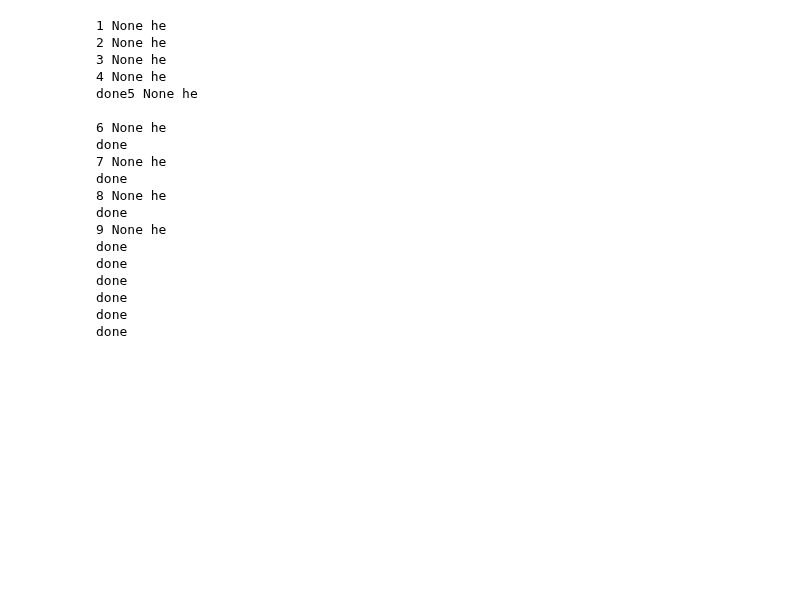
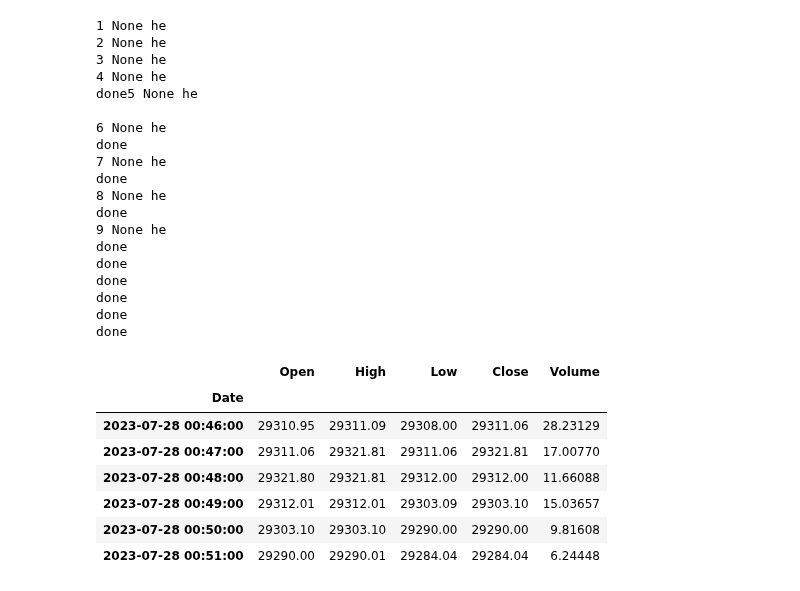
Before and after one commit to alexpvpmindustry/cryptotradr, a Jupyter notebook: test.ipynb, the cells around one changed output. Saved outputs shown, nothing was run; the diff lists cells and outputs as text; code cells hidden in the pictures; blank space fills up the shorter version.

```diff
--- a/test.ipynb
+++ b/test.ipynb
@@ -207,0 +213,14 @@ time.sleep(0)
+# %%
+minutes=10
+start_time = int((int(time.time())-minutes*60)*1000)
+live_data= get_klines_live("BTCUSDT","1m",start_time=start_time,limit=6)
+df_to_dfmpl(pd.DataFrame(live_data),offset=8*3600*1000)
+# %% [output]
+|  | Open | High | Low | Close | Volume |
+| Date |  |  |  |  |  |
+| 2023-07-28 00:46:00 | 29310.95 | 29311.09 | 29308.00 | 29311.06 | 28.23129 |
+| 2023-07-28 00:47:00 | 29311.06 | 29321.81 | 29311.06 | 29321.81 | 17.00770 |
+| 2023-07-28 00:48:00 | 29321.80 | 29321.81 | 29312.00 | 29312.00 | 11.66088 |
+| 2023-07-28 00:49:00 | 29312.01 | 29312.01 | 29303.09 | 29303.10 | 15.03657 |
+| 2023-07-28 00:50:00 | 29303.10 | 29303.10 | 29290.00 | 29290.00 | 9.81608 |
+| 2023-07-28 00:51:00 | 29290.00 | 29290.01 | 29284.04 | 29284.04 | 6.24448 |
```
Also changed, not shown: parts of 1 cell of this notebook, 2 other files.
